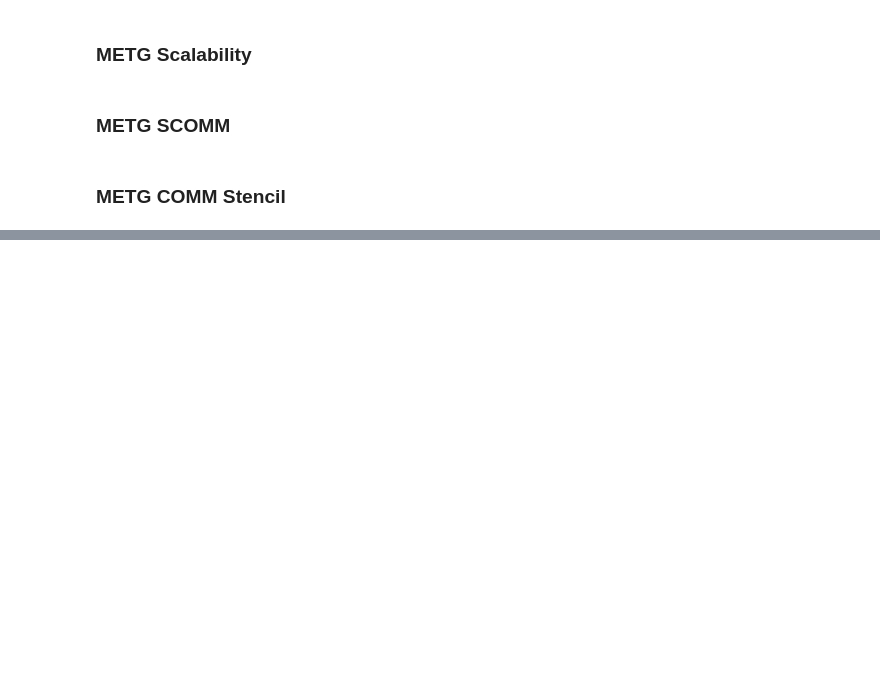
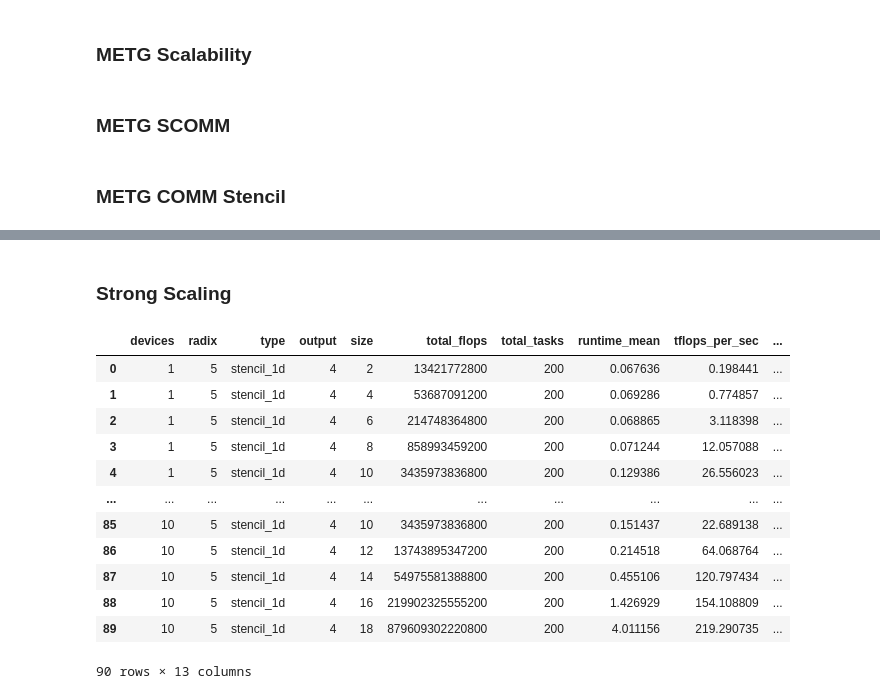
Before and after one commit to cl3to/sscad-2025, a Jupyter notebook: sscad.ipynb, the cells around one changed output, grey strips where cells are left out. Cells and saved outputs as stored; diff of their text form; code cells hidden in the pictures; blank space fills up the shorter version.

```diff
--- a/sscad.ipynb
+++ b/sscad.ipynb
@@ -955,0 +918,60 @@ generic_line_plot_err_bar(
+# %% [markdown]
+### Strong Scaling
+# %%
+rsys = 'mpp'
+accl = 'h100'
+devices_per_worker = 1
+date = '15_07_25'
+rel = ''
+
+bench =  f'tb_sscaling_stencil_5s_{rsys}_{accl}_{date}{rel}'
+
+dashes = False
+df, metadata = load_data(DATA_DIR/f"{bench}.pkl")
+# df.drop(columns=['name', 'kernel', 'version', 'hosts', 'time'], inplace=True)
+
+df['devices'] = df['workers'] * devices_per_worker
+# df['devices'] = devices_per_worker
+df['tflops_per_sec'] = df['total_flops'] * np.pow(1/10, 12) / df['wall_time']
+df['tflops_per_task'] = df['total_flops'] * np.pow(1/10, 12) / df['total_tasks']
+df_max_flops_per_worker = df.groupby(by='devices', as_index=False)['tflops_per_sec'].max()
+df_max_flops_per_worker.rename(columns={'tflops_per_sec': 'max_tflops_per_sec'}, inplace=True)
+df = df.merge(df_max_flops_per_worker, on='devices')
+df['efficiency'] = df['tflops_per_sec'] * 100 /df['max_tflops_per_sec']
+df['task_granularity'] = df['wall_time'] * df['devices'] * np.pow(10, 3) / df['total_tasks']
+
+agg_df = df.groupby(by=['devices', 'radix', 'type', 'output', 'size', 'total_flops', 'total_tasks']).agg(
+    runtime_mean=('wall_time', 'mean'),
+    # runtime_std=('wall_time', 'std')
+).reset_index()
+
+agg_df['tflops_per_sec'] = agg_df['total_flops'] * np.pow(1/10, 12) / agg_df['runtime_mean']
+agg_df['tflops_per_task'] = agg_df['total_flops'] * np.pow(1/10, 12) / agg_df['total_tasks']
+agg_df_max_flops_per_worker = agg_df.groupby(by=['devices'], as_index=False)['tflops_per_sec'].max()
+agg_df_max_flops_per_worker.rename(columns={'tflops_per_sec': 'max_tflops_per_sec'}, inplace=True)
+agg_df = agg_df.merge(agg_df_max_flops_per_worker, on=['devices'])
+agg_df['efficiency'] = agg_df['tflops_per_sec'] * 100 /agg_df['max_tflops_per_sec']
+agg_df['task_granularity'] = agg_df['runtime_mean'] * agg_df['devices']* np.pow(10, 3) / agg_df['total_tasks']
+# agg_df.query('output == 16')
+agg_df
+
+# Get METG(50%)
+metg_df = agg_df[['devices', 'task_granularity', 'efficiency']].groupby(
+    ['devices']).apply(find_metg, include_groups=False
+).reset_index()
+
+agg_df
+# %% [output]
+|  | devices | radix | type | output | size | total_flops | total_tasks | runtime_mean | tflops_per_sec | ... |
+| 0 | 1 | 5 | stencil_1d | 4 | 2 | 13421772800 | 200 | 0.067636 | 0.198441 | ... |
+| 1 | 1 | 5 | stencil_1d | 4 | 4 | 53687091200 | 200 | 0.069286 | 0.774857 | ... |
+| 2 | 1 | 5 | stencil_1d | 4 | 6 | 214748364800 | 200 | 0.068865 | 3.118398 | ... |
+| 3 | 1 | 5 | stencil_1d | 4 | 8 | 858993459200 | 200 | 0.071244 | 12.057088 | ... |
+| 4 | 1 | 5 | stencil_1d | 4 | 10 | 3435973836800 | 200 | 0.129386 | 26.556023 | ... |
+| ... | ... | ... | ... | ... | ... | ... | ... | ... | ... | ... |
+| 85 | 10 | 5 | stencil_1d | 4 | 10 | 3435973836800 | 200 | 0.151437 | 22.689138 | ... |
+| 86 | 10 | 5 | stencil_1d | 4 | 12 | 13743895347200 | 200 | 0.214518 | 64.068764 | ... |
+| 87 | 10 | 5 | stencil_1d | 4 | 14 | 54975581388800 | 200 | 0.455106 | 120.797434 | ... |
+| 88 | 10 | 5 | stencil_1d | 4 | 16 | 219902325555200 | 200 | 1.426929 | 154.108809 | ... |
+| 89 | 10 | 5 | stencil_1d | 4 | 18 | 879609302220800 | 200 | 4.011156 | 219.290735 | ... |
+90 rows × 13 columns
```
Also changed, not shown: parts of 11 cells of this notebook, 59 other files.
